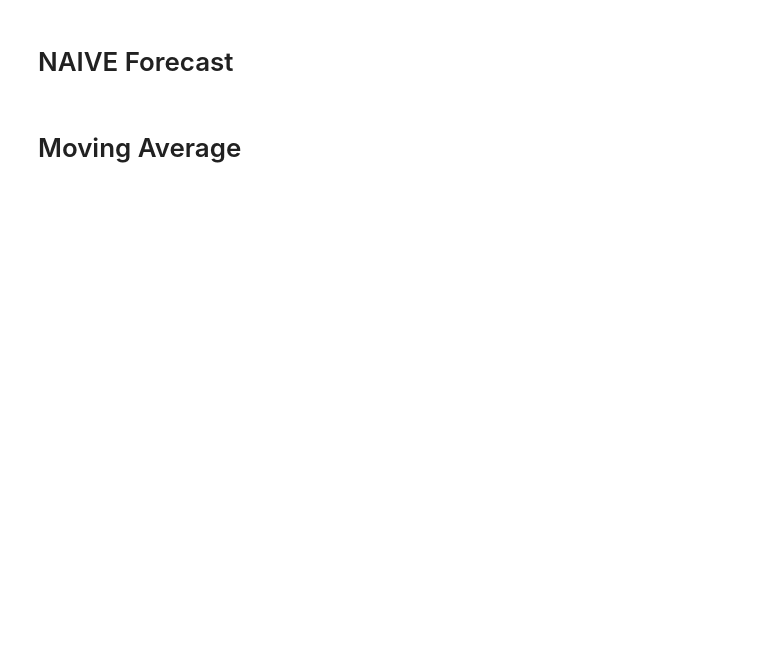
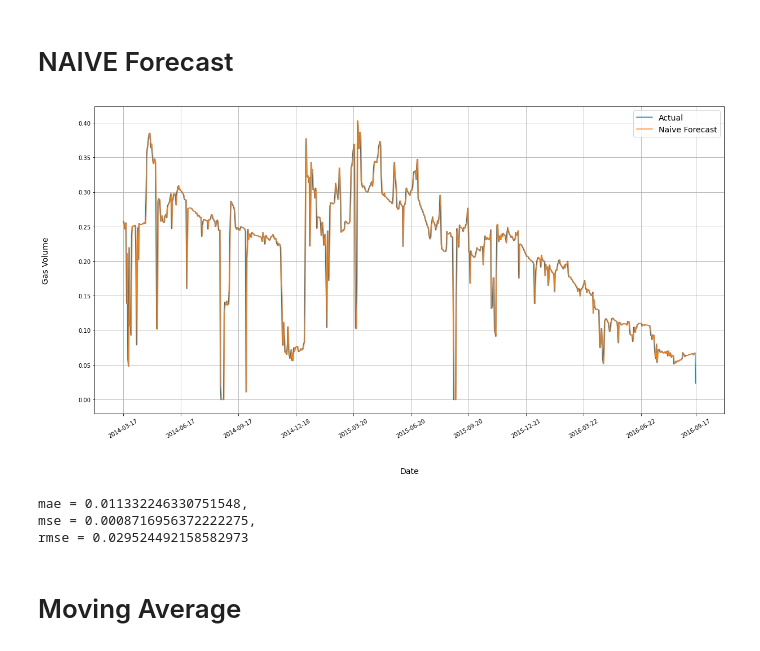
Before and after one commit to topefolorunso/NN-Based-Oil-Prediction-Model-w-Time-Series-Forecasting, a Jupyter notebook: models/gas_model.ipynb, the cells around one changed output. Saved outputs shown, nothing was run; the diff lists cells and outputs as text; code cells hidden in the pictures; blank space fills up the shorter version.

```diff
--- a/models/gas_model.ipynb
+++ b/models/gas_model.ipynb
@@ -85,16 +107,23 @@ print(oil_train.shape, oil_valid.shape, date_train.shape, date_valid.shape)
 # %% [markdown]
 # NAIVE Forecast
 # %%
-naive_oil_forecast = scaled_oil_data[split_date - 1:-1]
+naive_gas_forecast = scaled_gas_data[split_date - 1:-1]
 
-plt.figure(figsize=(10, 6))
-plot_series(date_valid, oil_valid, label="Actual")
-plot_series(date_valid, naive_oil_forecast,"Oil", label="Naive Forecast")
+plt.figure(figsize=(20, 10))
 
+plot_series(date_valid, gas_valid, ylabel="Gas", label="Actual")
+plot_series(date_valid, naive_gas_forecast, ylabel="Gas", label="Naive Forecast")
+
+plt.savefig(f'../plots/gas/gas_naive_forecast.png')
 plt.show()
 
-mae = keras.metrics.mean_absolute_error(oil_valid, naive_oil_forecast).numpy()
-mse = keras.metrics.mean_squared_error(oil_valid, naive_oil_forecast).numpy()
+mae = keras.metrics.mean_absolute_error(gas_valid, naive_gas_forecast).numpy()
+mse = keras.metrics.mean_squared_error(gas_valid, naive_gas_forecast).numpy()
 rmse = math.sqrt(mse)
 
 print(f'mae = {mae}, \nmse = {mse}, \nrmse = {rmse}')
+# %% [output]
+[figure, added]
+mae = 0.011332246330751548,
+mse = 0.0008716956372222275,
+rmse = 0.029524492158582973
```
Also changed, not shown: parts of 46 cells of this notebook, 35 other files.
